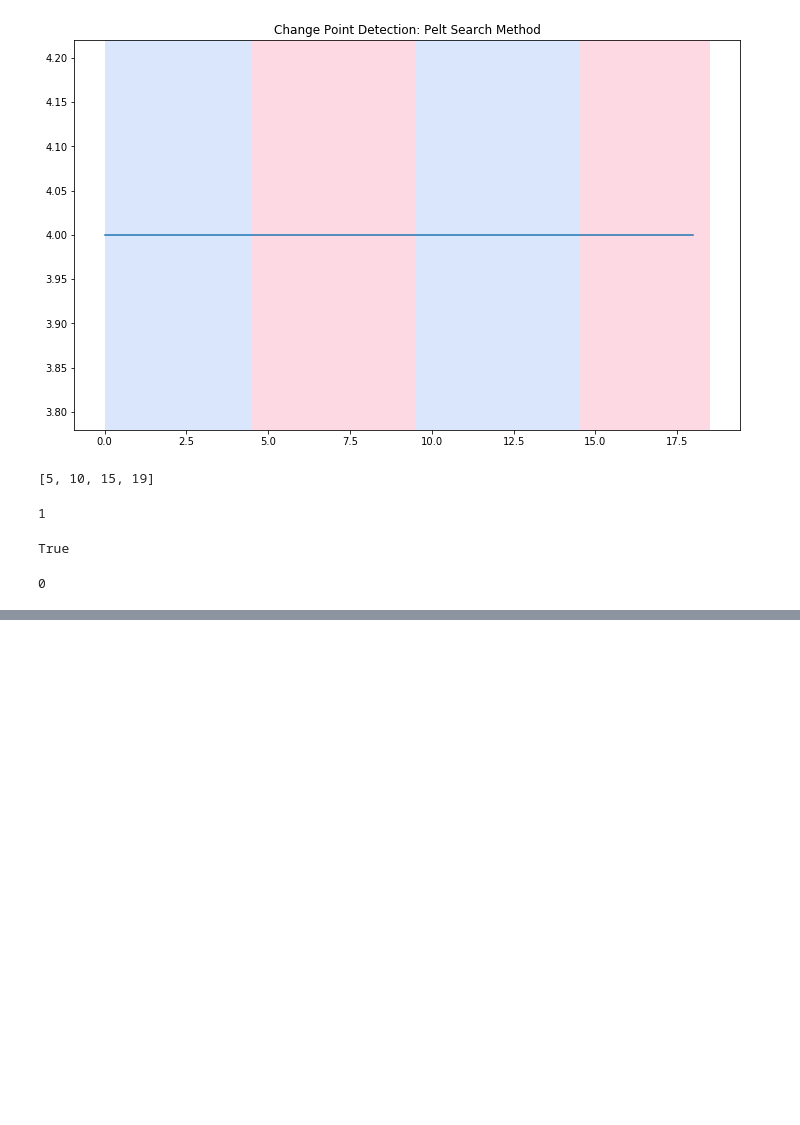
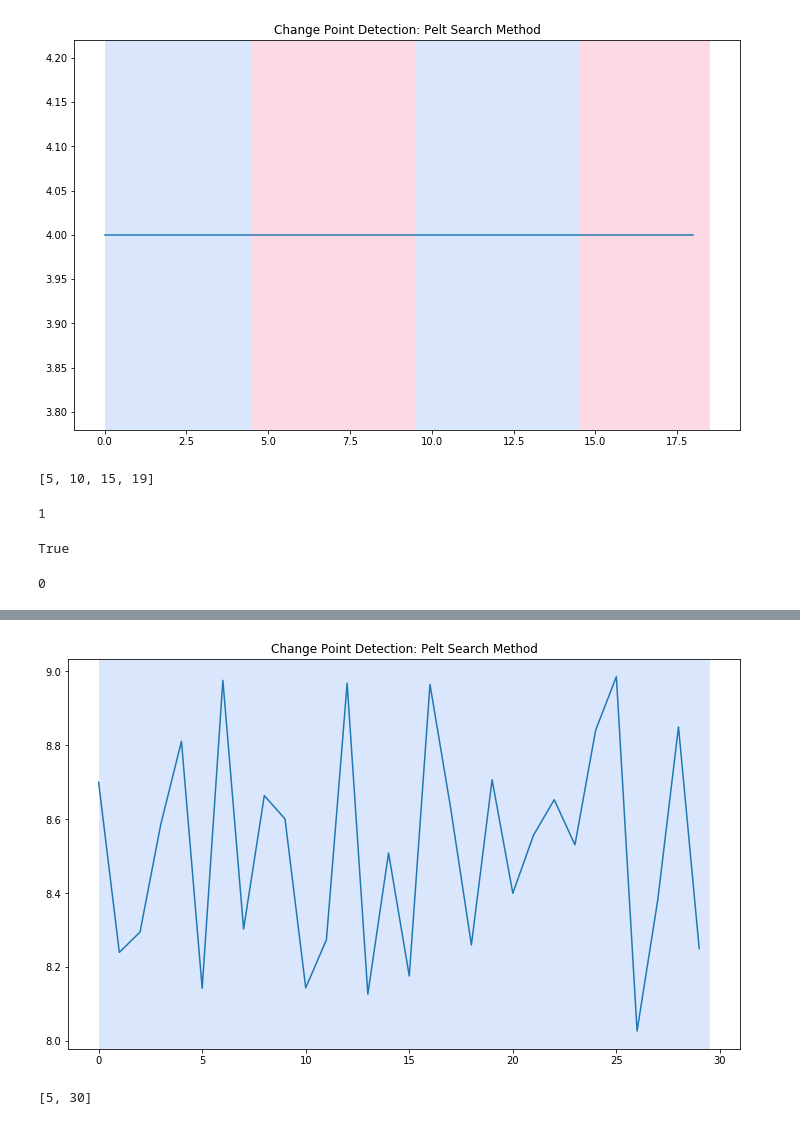
Before and after one commit to kmisterios/Diploma, a Jupyter notebook: Test.ipynb, the cells around one changed output, grey strips where cells are left out. Cells and saved outputs as stored; diff of their text form; code cells hidden in the pictures; blank space fills up the shorter version.

```diff
--- a/Test.ipynb
+++ b/Test.ipynb
@@ -134,0 +225,3 @@ int(my_bkps[-1] % 5 in {1,2})
+# %%
+with open('anomaly5.json', 'r') as json_file:
+    data = json.loads(json_file.read())
@@ -134,0 +238,10 @@ int(my_bkps[-1] % 5 in {1,2})
+# %%
+prices = []
+for sample in data:
+    prices.append(sample["price"])
+# %%
+prices = np.array(prices)
+print(np.where(prices == max(prices)))
+print(np.where(prices == min(prices)))
+len(prices)
+prices
@@ -134,0 +267,13 @@ int(my_bkps[-1] % 5 in {1,2})
+# %%
+model="rbf"
+algo = rpt.Pelt(model=model).fit(prices)
+result = algo.predict(pen=1)
+rpt.show.display(prices, result, figsize=(10, 6))
+plt.title('Change Point Detection: Pelt Search Method')
+plt.show()
+# %% [output]
+[figure, added]
+# %%
+result
+# %% [output]
+[5, 30]
```
Also changed, not shown: parts of 22 cells of this notebook, 7 other files.
